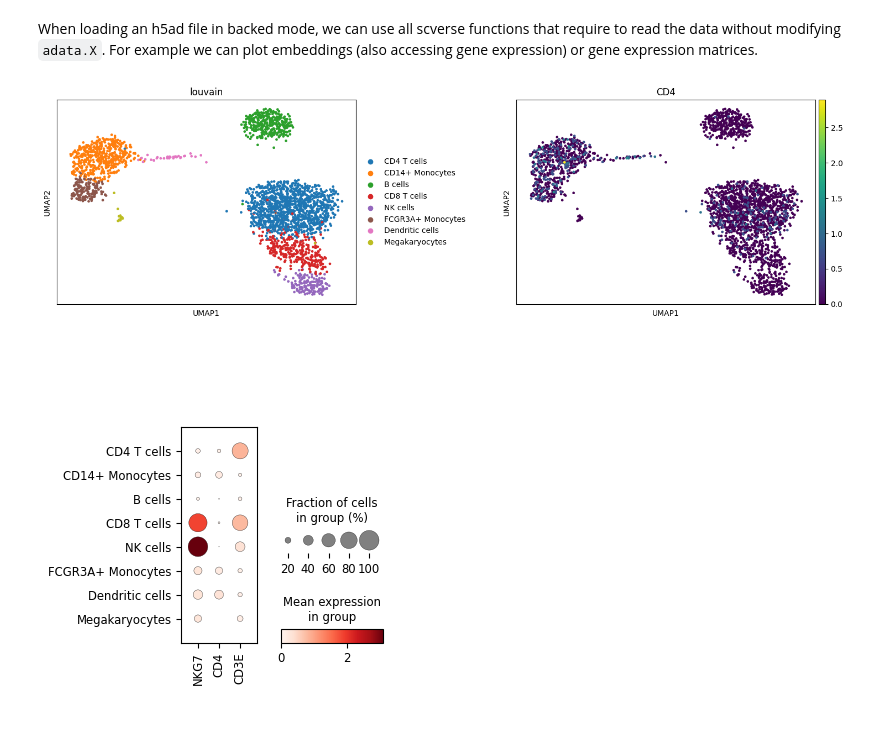
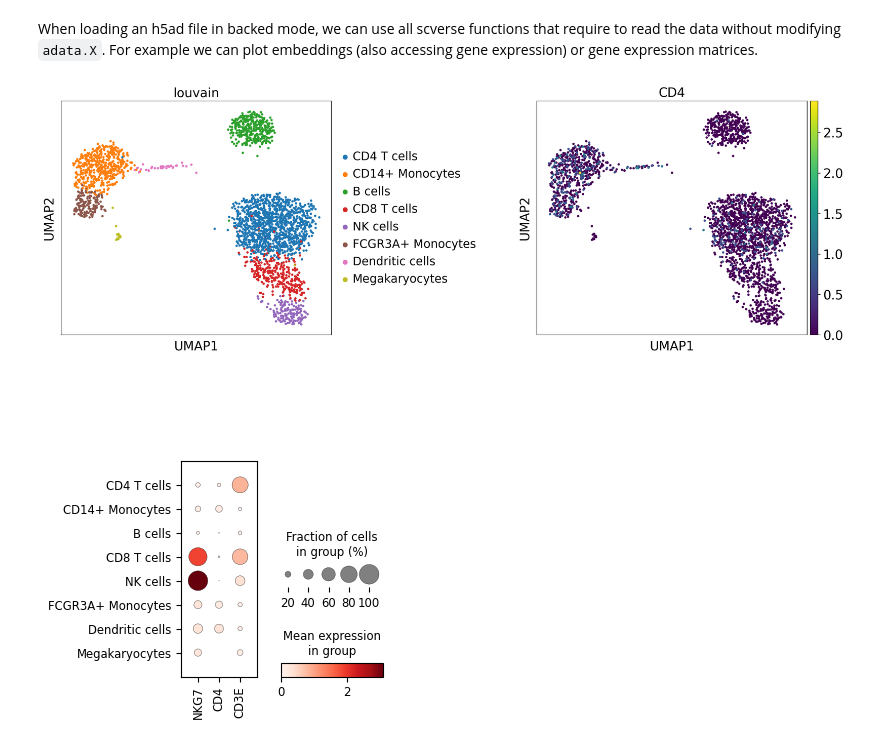
Before and after one commit to scverse/scverse-tutorials, a Jupyter notebook: docs/notebooks/scverse_data_backed.ipynb, the cells around one changed output. Saved outputs shown, nothing was run; the diff lists cells and outputs as text; code cells hidden in the pictures.

```diff
--- a/docs/notebooks/scverse_data_backed.ipynb
+++ b/docs/notebooks/scverse_data_backed.ipynb
@@ -20,3 +18,5 @@ import mudatasets
+# %%
+sc.set_figure_params(fontsize=18, figsize=[6,6])
 # %% [markdown]
 ## Working with backed AnnData objects
 # %% [markdown]
@@ -62,9 +62,9 @@ PosixPath('data/pbmc3k_processed_raw.h5ad')
 # %% [markdown]
 When loading an h5ad file in backed mode, we can use all scverse functions that require to read the data without modifying `adata.X`. For example we can plot embeddings (also accessing gene expression) or gene expression matrices.
 # %%
-sc.pl.umap(adata, color=["louvain", "CD4"], wspace=0.4)
+sc.pl.umap(adata, color=["louvain", "CD4"], wspace=0.6)
 # %% [output]
-[figure, old version]
+[figure, new version]
 # %%
 sc.pl.dotplot(adata, var_names=["NKG7", "CD4", "CD3E"], groupby="louvain")
 # %% [output]
```
Also changed, not shown: parts of 9 cells of this notebook.
